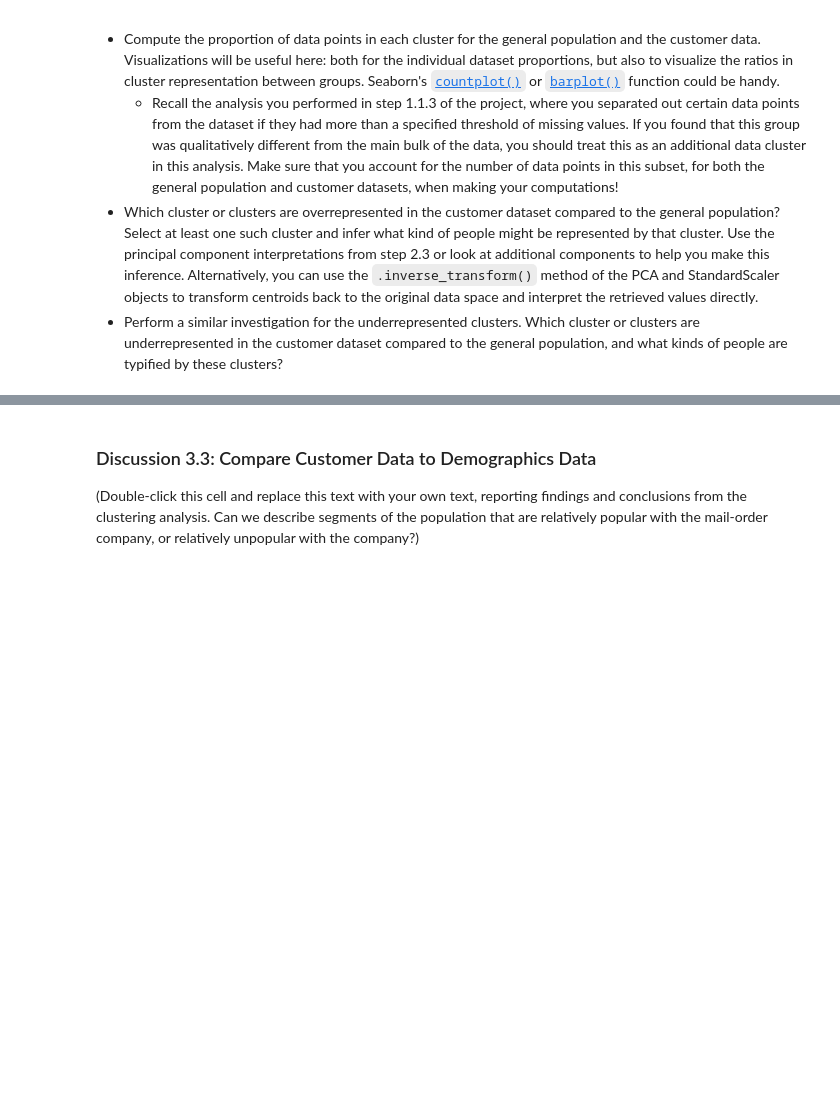
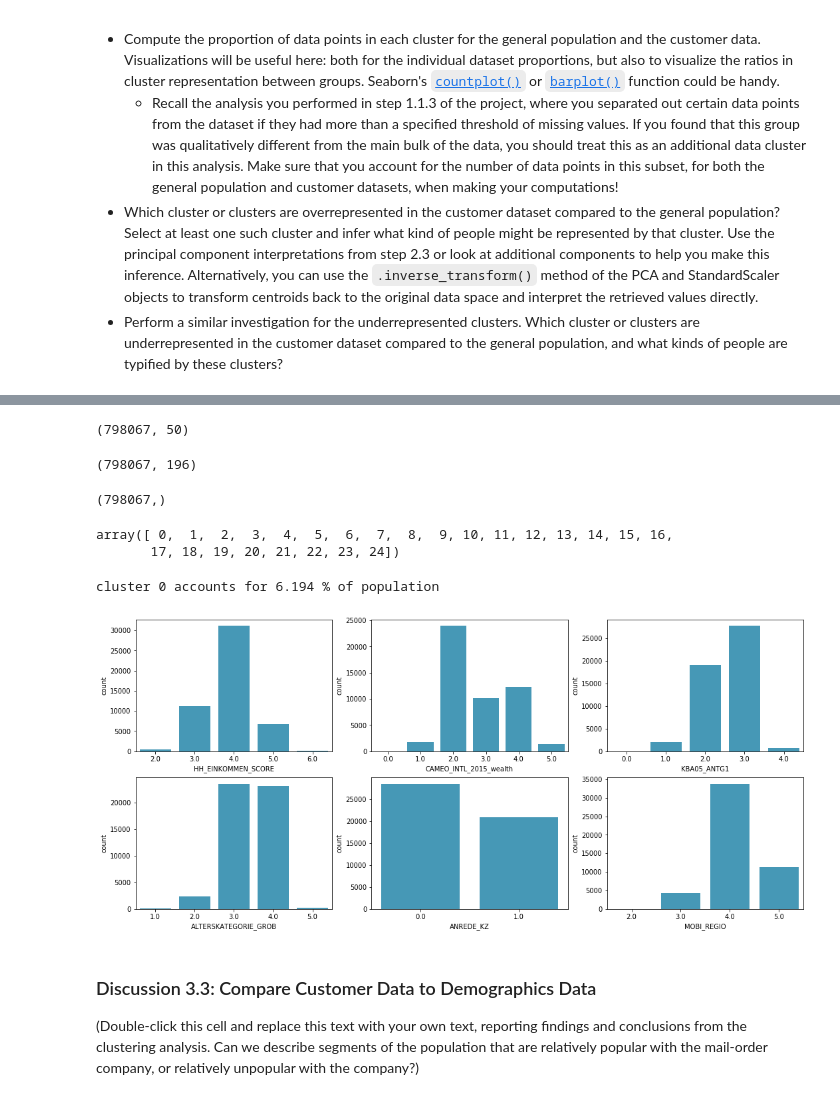
Before and after one commit to vasilkosturski/udacity-ml-intro, a Jupyter notebook: unsupervised-learning/creating-customer-segments/Identify_Customer_Segments.ipynb, the cells around one changed output, grey strips where cells are left out. Drawn from its saved outputs; the diff is of its cells as text; code cells hidden in the pictures; blank space fills up the shorter version.

```diff
--- a/unsupervised-learning/creating-customer-segments/Identify_Customer_Segments.ipynb
+++ b/unsupervised-learning/creating-customer-segments/Identify_Customer_Segments.ipynb
@@ -998,0 +1077,46 @@ Take a look at the following points in this step:
+# %%
+# Let's look at cluster 1, it's over represented for customers
+def plot_cluster_demographics(k, pca_features, kmeans_labels):
+    pca_cluster = pca_features[kmeans_labels == k]
+
+    print('cluster', k, 'accounts for', np.round(pca_cluster.shape[0]*100/features.shape[0],3), '% of population')
+
+    standardized_features = pca.inverse_transform(pca_cluster)
+    features_cluster1 = scaler.inverse_transform(standardized_features)
+
+    features_cluster1 = pd.DataFrame(np.round(features_cluster1), columns = azdias.columns)
+
+    fig, axs = plt.subplots(2,3, figsize=(18,8))
+    sns.countplot(features_cluster1['HH_EINKOMMEN_SCORE'], ax = axs[0,0], color='#33A1C9')
+    sns.countplot(features_cluster1['CAMEO_INTL_2015_wealth'], ax = axs[0,1], color='#33A1C9')
+    sns.countplot(features_cluster1['KBA05_ANTG1'], ax = axs[0,2], color='#33A1C9')
+    sns.countplot(features_cluster1['ALTERSKATEGORIE_GROB'], ax = axs[1,0], color='#33A1C9')
+    sns.countplot(features_cluster1['ANREDE_KZ'], ax = axs[1,1], color='#33A1C9')
+    sns.countplot(features_cluster1['MOBI_REGIO'], ax = axs[1,2], color='#33A1C9')
+    plt.show();
+# %%
+pca_features.shape
+# %% [output]
+(798067, 50)
+# %%
+azdias.shape
+# %% [output]
+(798067, 196)
+# %%
+
+kmeans_labels.shape
+# %% [output]
+(798067,)
+# %%
+np.unique(kmeans_labels)
+# %% [output]
+array([ 0,  1,  2,  3,  4,  5,  6,  7,  8,  9, 10, 11, 12, 13, 14, 15, 16,
+       17, 18, 19, 20, 21, 22, 23, 24])
+# %%
+# What kinds of people are part of a cluster that is overrepresented in the
+# customer data compared to the general population?
+
+plot_cluster_demographics(k=0, pca_features=pca_features, kmeans_labels=kmeans_labels)
+# %% [output]
+cluster 0 accounts for 6.194 % of population
+[figure, added]
```
Also changed, not shown: parts of 13 cells of this notebook.
